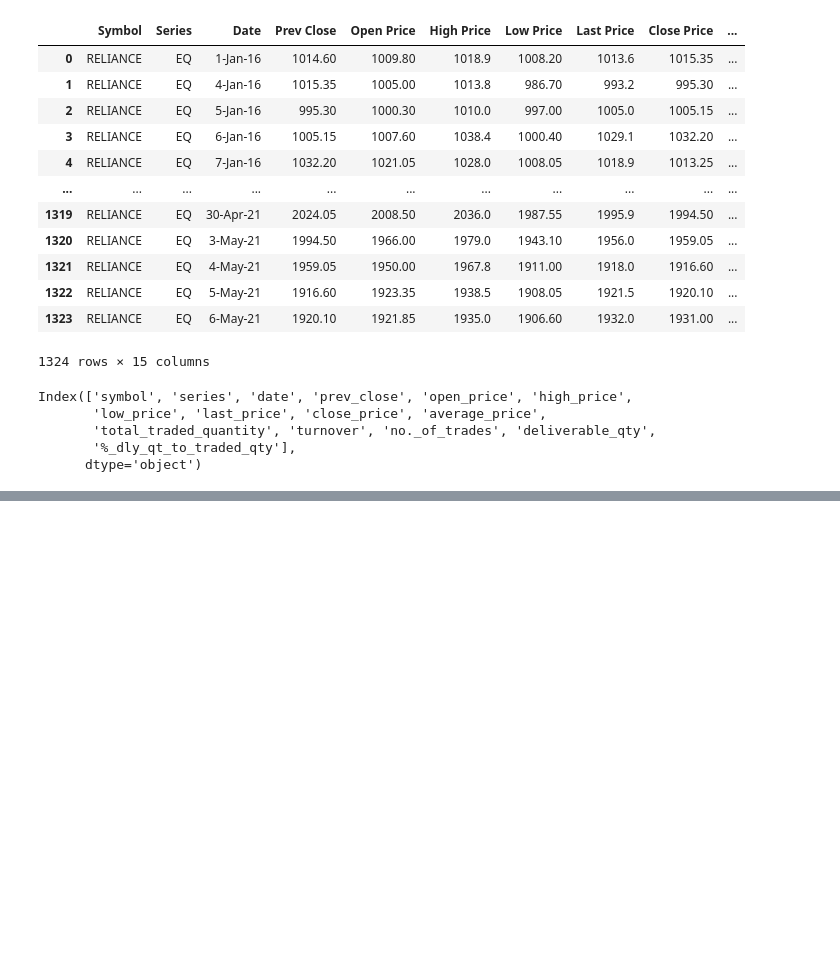
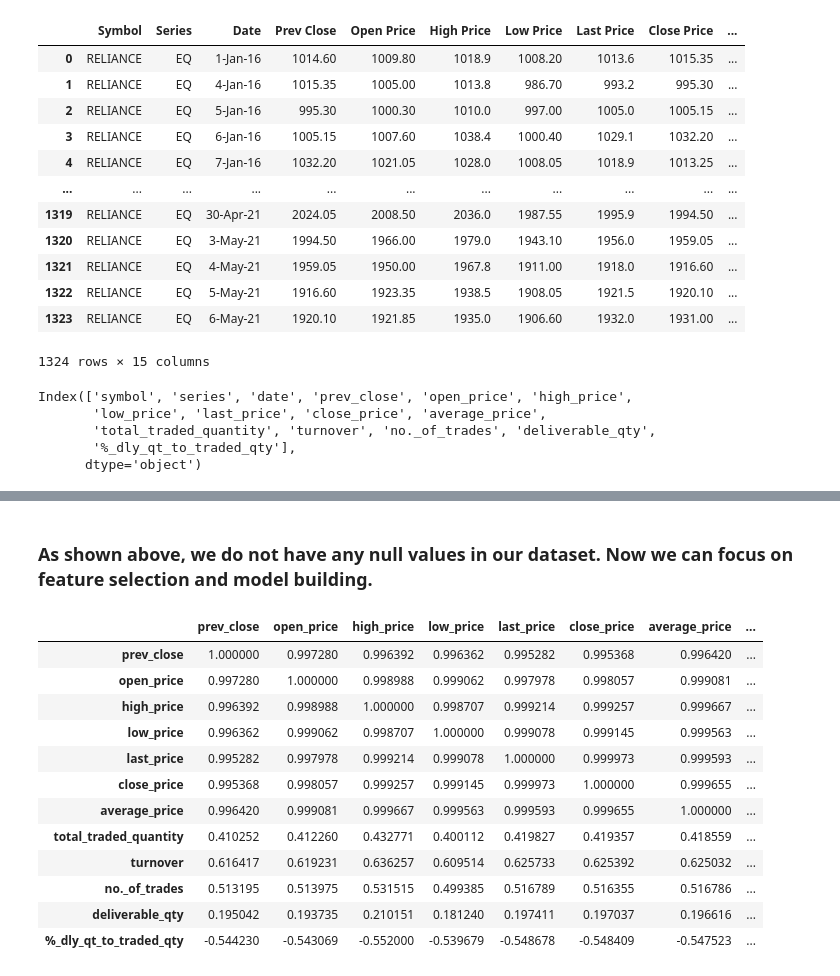
Before and after one commit to Raj-Pansuriya/Data_Science, a Jupyter notebook: linear_regression.ipynb, the cells around one changed output, grey strips where cells are left out. Cells and saved outputs as stored; diff of their text form; code cells hidden in the pictures; blank space fills up the shorter version.

```diff
--- a/linear_regression.ipynb
+++ b/linear_regression.ipynb
@@ -55,0 +89,19 @@ Index(['symbol', 'series', 'date', 'prev_close', 'open_price', 'high_price',
+# %% [markdown]
+### As shown above, we do not have any null values in our dataset. Now we can focus on feature selection and model building.
+# %%
+correlation=data.corr()
+correlation
+# %% [output]
+|  | prev_close | open_price | high_price | low_price | last_price | close_price | average_price | ... |
+| prev_close | 1.000000 | 0.997280 | 0.996392 | 0.996362 | 0.995282 | 0.995368 | 0.996420 | ... |
+| open_price | 0.997280 | 1.000000 | 0.998988 | 0.999062 | 0.997978 | 0.998057 | 0.999081 | ... |
+| high_price | 0.996392 | 0.998988 | 1.000000 | 0.998707 | 0.999214 | 0.999257 | 0.999667 | ... |
+| low_price | 0.996362 | 0.999062 | 0.998707 | 1.000000 | 0.999078 | 0.999145 | 0.999563 | ... |
+| last_price | 0.995282 | 0.997978 | 0.999214 | 0.999078 | 1.000000 | 0.999973 | 0.999593 | ... |
+| close_price | 0.995368 | 0.998057 | 0.999257 | 0.999145 | 0.999973 | 1.000000 | 0.999655 | ... |
+| average_price | 0.996420 | 0.999081 | 0.999667 | 0.999563 | 0.999593 | 0.999655 | 1.000000 | ... |
+| total_traded_quantity | 0.410252 | 0.412260 | 0.432771 | 0.400112 | 0.419827 | 0.419357 | 0.418559 | ... |
+| turnover | 0.616417 | 0.619231 | 0.636257 | 0.609514 | 0.625733 | 0.625392 | 0.625032 | ... |
+| no._of_trades | 0.513195 | 0.513975 | 0.531515 | 0.499385 | 0.516789 | 0.516355 | 0.516786 | ... |
+| deliverable_qty | 0.195042 | 0.193735 | 0.210151 | 0.181240 | 0.197411 | 0.197037 | 0.196616 | ... |
+| %_dly_qt_to_traded_qty | -0.544230 | -0.543069 | -0.552000 | -0.539679 | -0.548678 | -0.548409 | -0.547523 | ... |
```
Also changed, not shown: parts of 8 cells of this notebook.
